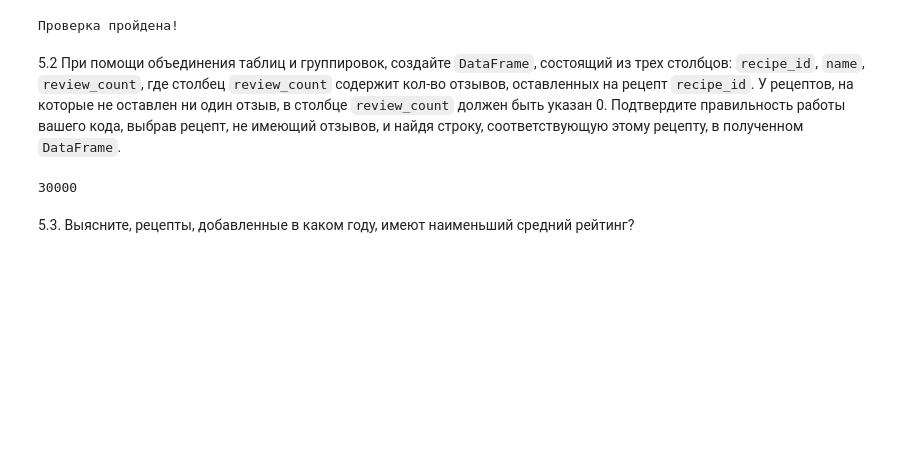
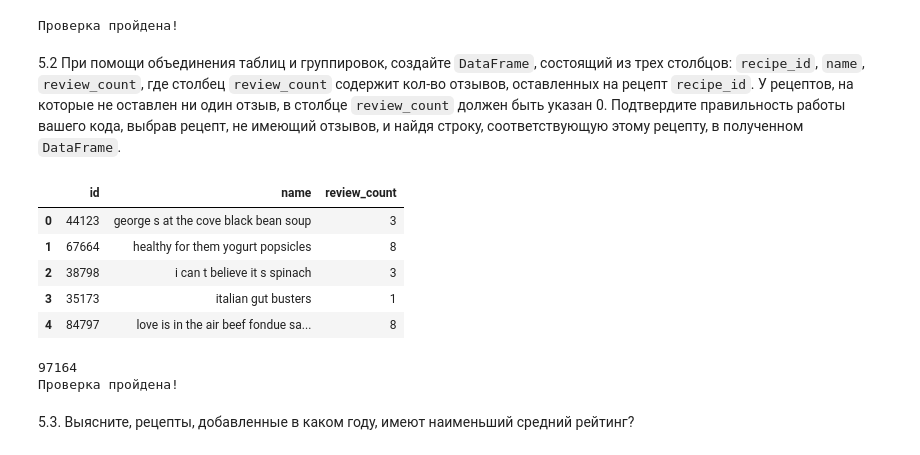
Before and after one commit to alexrzntsv/TOBD-FU, a Jupyter notebook: 2.pandas/02_pandas_в3_lr2_ПИ21_2_Рязанцев_Алексей.ipynb, the cells around one changed output. Cells and saved outputs as stored; diff of their text form; code cells hidden in the pictures; blank space fills up the shorter version.

```diff
--- a/2.pandas/02_pandas_в3_lr2_ПИ21_2_Рязанцев_Алексей.ipynb
+++ b/2.pandas/02_pandas_в3_lr2_ПИ21_2_Рязанцев_Алексей.ipynb
@@ -427,8 +430,14 @@ else:
 # %%
 reviews_count_df = reviews.groupby('recipe_id', as_index=False).count()[['recipe_id', 'review']]
 reviews_count_df.rename(columns={'review': 'review_count'}, inplace=True)
-recipes_2 = recipes[['id', 'name']]
-res_df = recipes_2.merge(reviews_count_df, left_on='id', right_on='recipe_id', how='left')
-res_df.shape[0]
+reviews_count_df = reviews_count_df.astype({"recipe_id": "Int64", "review_count": "Int64"})
+
+res_df = reviews_count_df.merge(recipes, left_on='recipe_id', right_on='id', how='right')[['id', 'name', 'review_count']]
+res_df.head()
 # %% [output]
-30000
+|  | id | name | review_count |
+| 0 | 44123 | george s at the cove black bean soup | 3 |
+| 1 | 67664 | healthy for them yogurt popsicles | 8 |
+| 2 | 38798 | i can t believe it s spinach | 3 |
+| 3 | 35173 | italian gut busters | 1 |
+| 4 | 84797 | love is in the air beef fondue sa... | 8 |
@@ -435,2 +446,17 @@ res_df.shape[0]
+# %%
+# Проверка:
+
+#Выбор рецепта, не имеющего отзывы
+res_set = set(recipes.id.to_list()) - set(reviews.recipe_id.to_list())
+recipe = list(res_set)[np.random.randint(0, len(res_set))]
+print(recipe)
+# Посмотрим, есть ли он в итоговом датафрейме
+if res_df[res_df.id == recipe].shape[0] != 0:
+  print('Проверка пройдена!')
+else:
+  print('Проверка провалена')
+# %% [output]
+97164
+Проверка пройдена!
 # %% [markdown]
 5.3. Выясните, рецепты, добавленные в каком году, имеют наименьший средний рейтинг?
```
Also changed, not shown: parts of 11 cells of this notebook.
